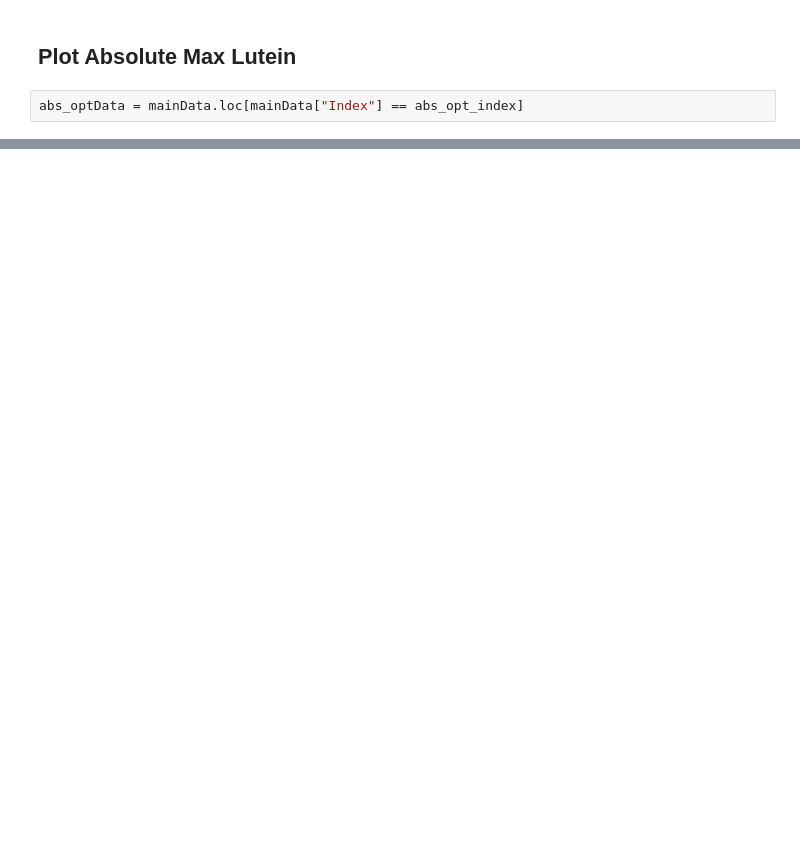
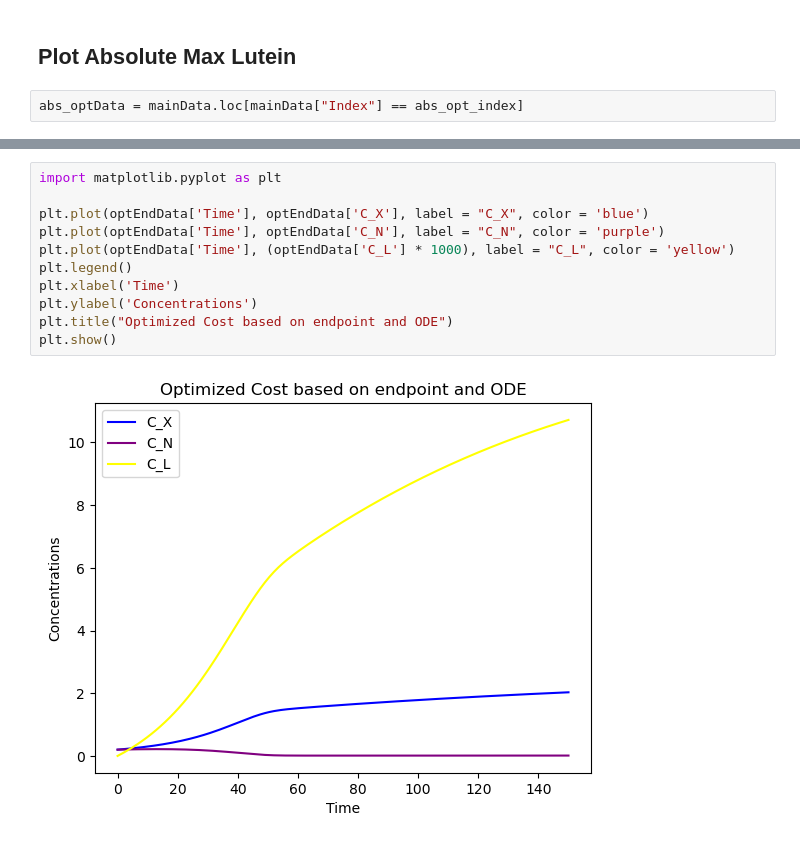
Before and after one commit to swamilikes2code/Python_based_Interactive_Scientific_Visualization, a Jupyter notebook: digital_lab_twin/Alex_Pellett/Lutein_Optimize.ipynb, the cells around one changed output, grey strips where cells are left out. Cells and saved outputs as stored; diff of their text form; blank space fills up the shorter version.

Commit message:
Cost optimizer

```diff
--- a/digital_lab_twin/Alex_Pellett/Lutein_Optimize.ipynb
+++ b/digital_lab_twin/Alex_Pellett/Lutein_Optimize.ipynb
@@ -288,0 +397,13 @@ plt.show()
+# %%
+import matplotlib.pyplot as plt
+
+plt.plot(optEndData['Time'], optEndData['C_X'], label = "C_X", color = 'blue')
+plt.plot(optEndData['Time'], optEndData['C_N'], label = "C_N", color = 'purple')
+plt.plot(optEndData['Time'], (optEndData['C_L'] * 1000), label = "C_L", color = 'yellow')
+plt.legend()
+plt.xlabel('Time')
+plt.ylabel('Concentrations')
+plt.title("Optimized Cost based on endpoint and ODE")
+plt.show()
+# %% [output]
+[figure, added]
```
Also changed, not shown: parts of 29 cells of this notebook.
